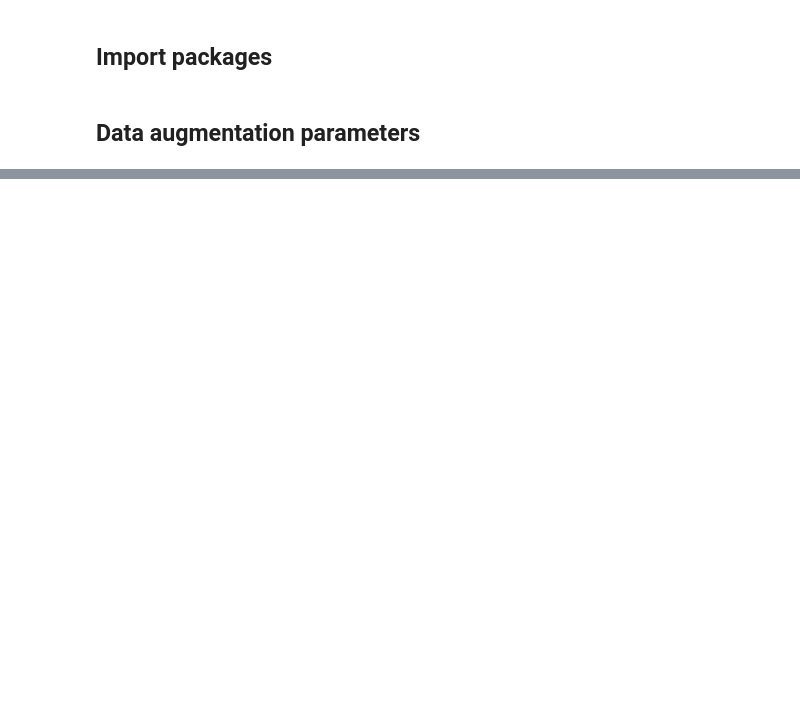
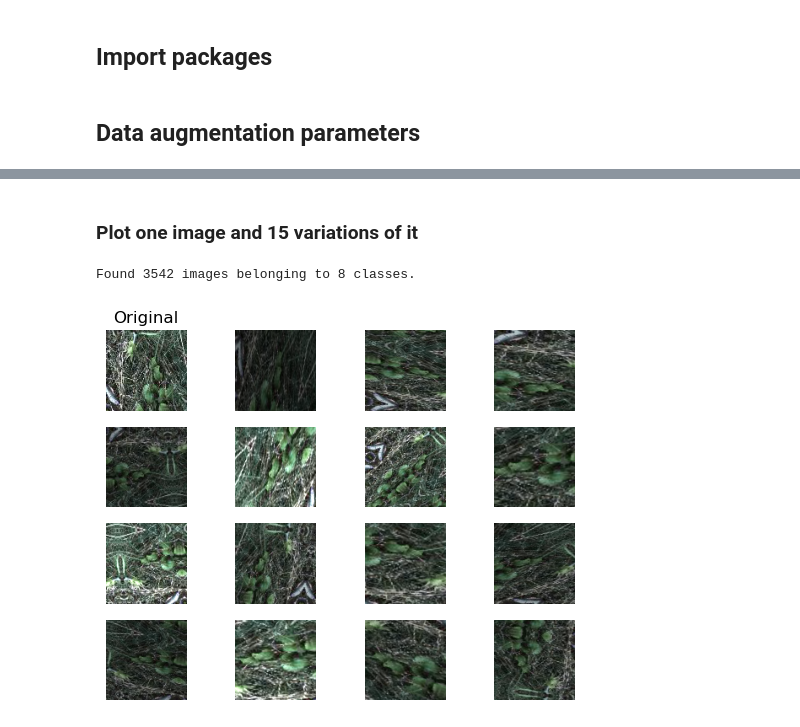
Before and after one commit to achgls/flower-species-classification, a Jupyter notebook: src/data_augmentation.ipynb, the cells around one changed output, grey strips where cells are left out. Saved outputs shown, nothing was run; the diff lists cells and outputs as text; code cells hidden in the pictures; blank space fills up the shorter version.

```diff
--- a/src/data_augmentation.ipynb
+++ b/src/data_augmentation.ipynb
@@ -34,0 +142,22 @@ FILL_MODE: str = "reflect" # Filling method for out-of-border pixels
+# %% [markdown]
+### Plot one image and 15 variations of it
+# %%
+data = ImageDataGenerator().flow_from_directory(utils.data_dir, shuffle=True, seed=RNG_SEED)
+
+img = np.array(Image.open(data.filepaths[np.random.randint(32)]))
+
+num_row = 4
+num_col = 4
+fig, axes = plt.subplots(num_row, num_col)
+axes = axes.flatten()
+
+axes[0].imshow(img)
+axes[0].set_title("Original")
+axes[0].axis(False)
+
+for i in range(1, num_row * num_col):
+    axes[i].imshow(np.array(complete_aug_data_gen.random_transform(img) / 255))
+    axes[i].axis(False)
+# %% [output]
+Found 3542 images belonging to 8 classes.
+[figure, added]
```
Also changed, not shown: parts of 12 cells of this notebook, 1 other file.
